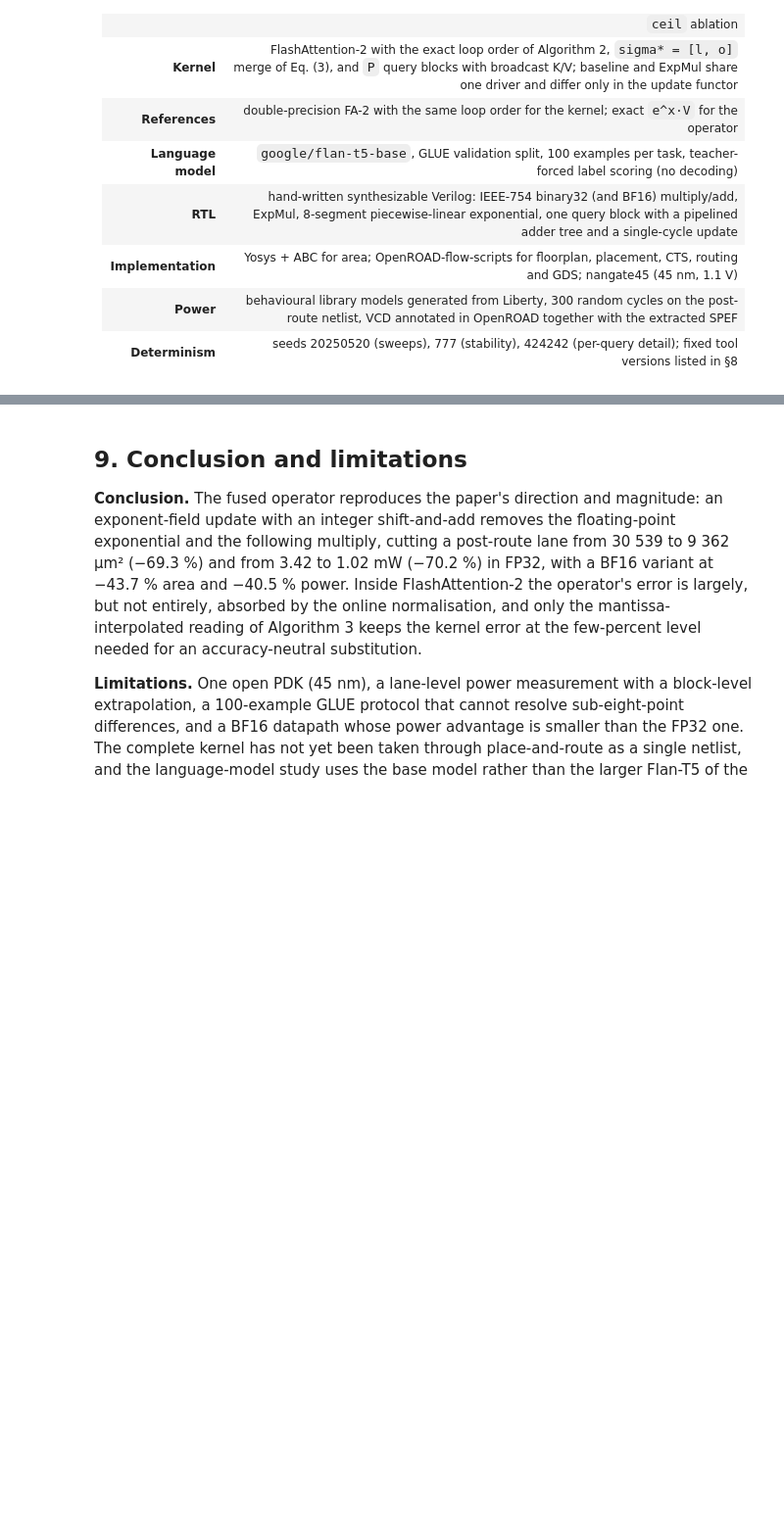
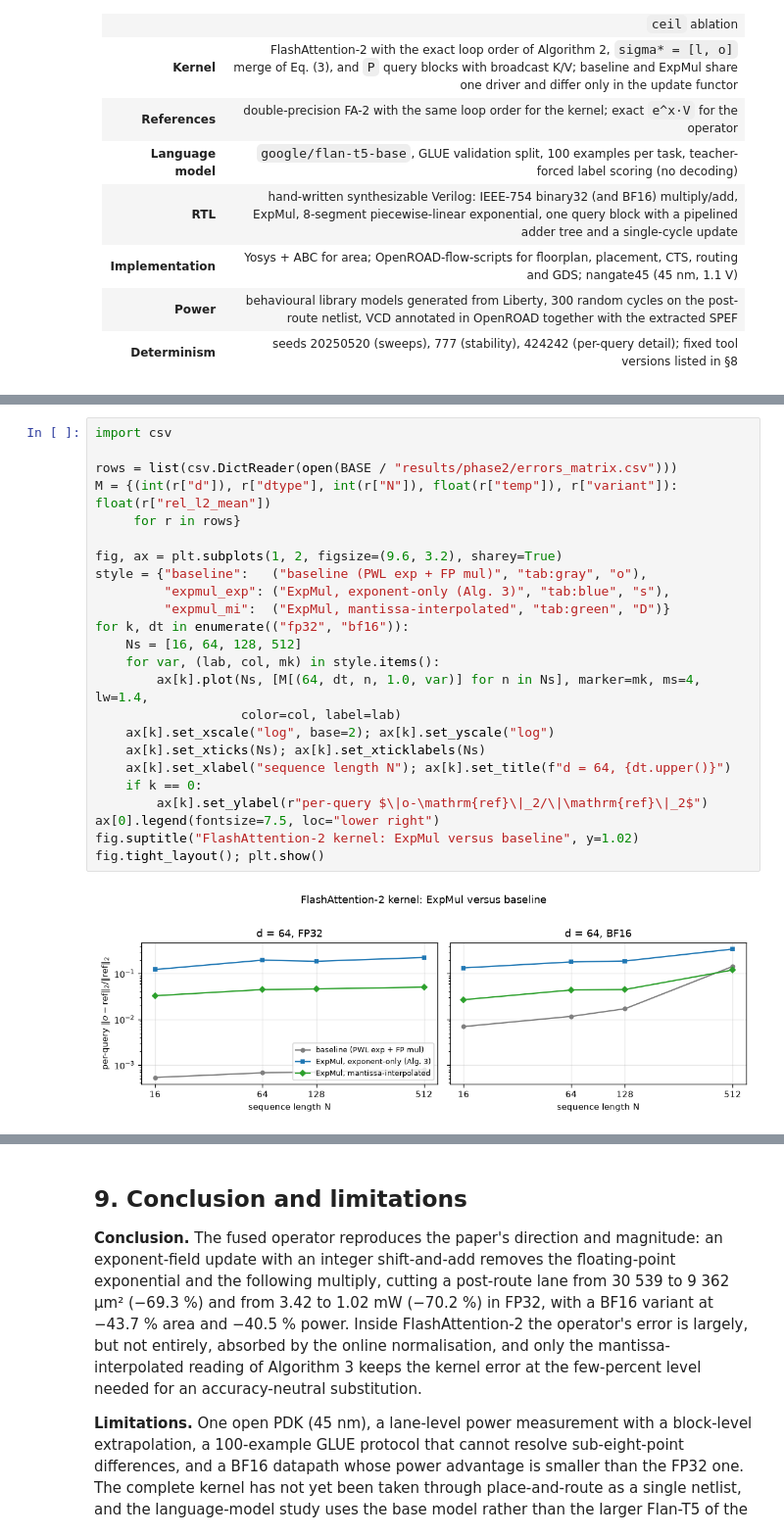
Before and after one commit to Guo-4869/FlashAttention_Silicon, a Jupyter notebook: flash_attn_expmul.ipynb, the cells around one changed output, grey strips where cells are left out. Shown at 98% size. Cells and saved outputs as stored; diff of their text form; blank space fills up the shorter version.

```diff
--- a/flash_attn_expmul.ipynb
+++ b/flash_attn_expmul.ipynb
@@ -99,0 +222,26 @@ overflow), and no NaN or infinity is produced in any random test.
+# %%
+import csv
+
+rows = list(csv.DictReader(open(BASE / "results/phase2/errors_matrix.csv")))
+M = {(int(r["d"]), r["dtype"], int(r["N"]), float(r["temp"]), r["variant"]): float(r["rel_l2_mean"])
+     for r in rows}
+
+fig, ax = plt.subplots(1, 2, figsize=(9.6, 3.2), sharey=True)
+style = {"baseline":   ("baseline (PWL exp + FP mul)", "tab:gray", "o"),
+         "expmul_exp": ("ExpMul, exponent-only (Alg. 3)", "tab:blue", "s"),
+         "expmul_mi":  ("ExpMul, mantissa-interpolated", "tab:green", "D")}
+for k, dt in enumerate(("fp32", "bf16")):
+    Ns = [16, 64, 128, 512]
+    for var, (lab, col, mk) in style.items():
+        ax[k].plot(Ns, [M[(64, dt, n, 1.0, var)] for n in Ns], marker=mk, ms=4, lw=1.4,
+                   color=col, label=lab)
+    ax[k].set_xscale("log", base=2); ax[k].set_yscale("log")
+    ax[k].set_xticks(Ns); ax[k].set_xticklabels(Ns)
+    ax[k].set_xlabel("sequence length N"); ax[k].set_title(f"d = 64, {dt.upper()}")
+    if k == 0:
+        ax[k].set_ylabel(r"per-query $\|o-\mathrm{ref}\|_2/\|\mathrm{ref}\|_2$")
+ax[0].legend(fontsize=7.5, loc="lower right")
+fig.suptitle("FlashAttention-2 kernel: ExpMul versus baseline", y=1.02)
+fig.tight_layout(); plt.show()
+# %% [output]
+[figure, added]
```
Also changed, not shown: parts of 23 cells of this notebook, 2 other files.
